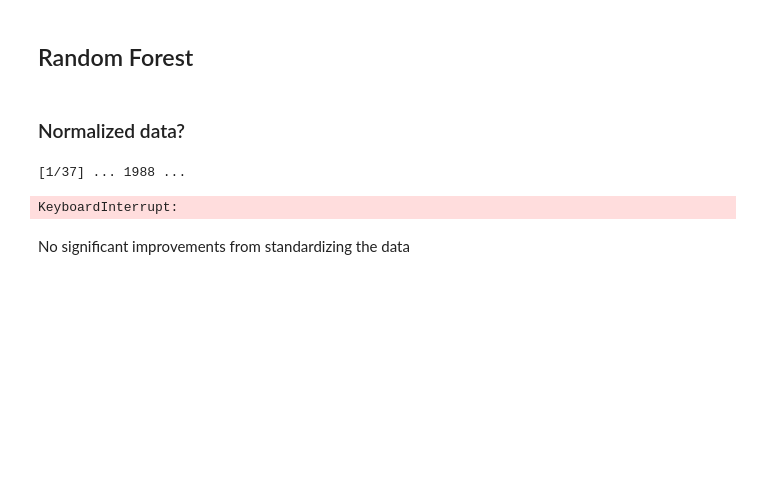
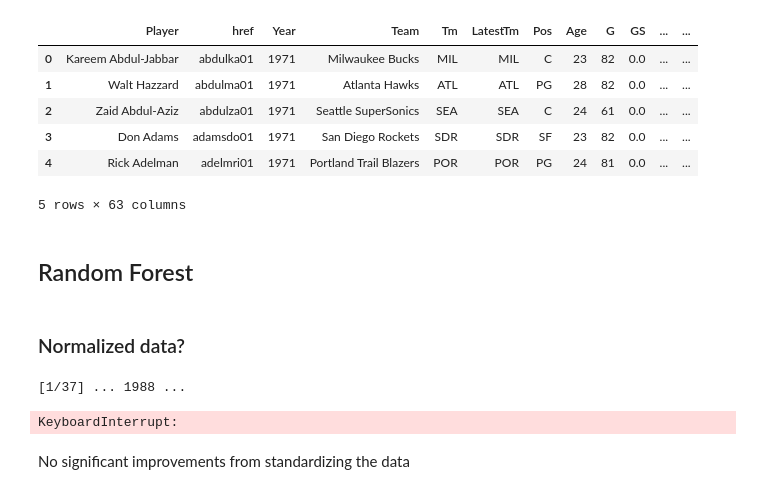
Before and after one commit to martinbog19/nba-awards, a Jupyter notebook: mvp.ipynb, the cells around one changed output. Drawn from its saved outputs; the diff is of its cells as text; code cells hidden in the pictures; blank space fills up the shorter version.

```diff
--- a/mvp.ipynb
+++ b/mvp.ipynb
@@ -26,6 +23,16 @@ data = data[((data['G'] >= 15) & (data['MP'] >= 5)) | (data['Share'] > 0)]
 data = data.reset_index(drop = True)
 
 start_year = 1988
+# %%
+data.head()
+# %% [output]
+|  | Player | href | Year | Team | Tm | LatestTm | Pos | Age | G | GS | ... | ... |
+| 0 | Kareem Abdul-Jabbar | abdulka01 | 1971 | Milwaukee Bucks | MIL | MIL | C | 23 | 82 | 0.0 | ... | ... |
+| 1 | Walt Hazzard | abdulma01 | 1971 | Atlanta Hawks | ATL | ATL | PG | 28 | 82 | 0.0 | ... | ... |
+| 2 | Zaid Abdul-Aziz | abdulza01 | 1971 | Seattle SuperSonics | SEA | SEA | C | 24 | 61 | 0.0 | ... | ... |
+| 3 | Don Adams | adamsdo01 | 1971 | San Diego Rockets | SDR | SDR | SF | 23 | 82 | 0.0 | ... | ... |
+| 4 | Rick Adelman | adelmri01 | 1971 | Portland Trail Blazers | POR | POR | PG | 24 | 81 | 0.0 | ... | ... |
+5 rows × 63 columns
 # %%
 features = ['VORP', 'WS', 'OWS', 'BPM', 'PER', 'PTS', 'FTA', 'OBPM', 'FG', 'USG%', 'MP', 'GS', 'Seed', 'W/L%']
 features_norm = ['VORP', 'WS', 'OWS', 'BPM', 'PER', 'PTS', 'FTA', 'OBPM', 'FG', 'USG%', 'MP', 'GS']
```
Also changed, not shown: parts of 1 cell of this notebook, 2 other files.
